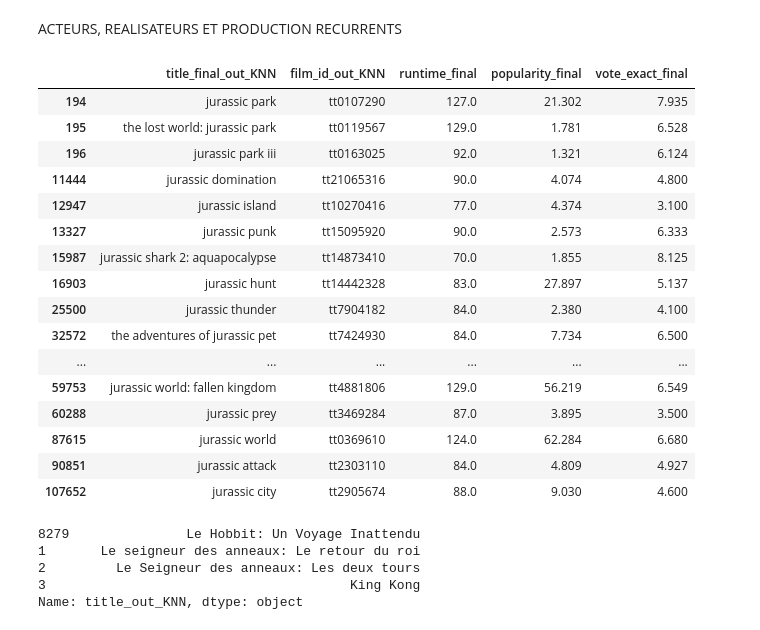
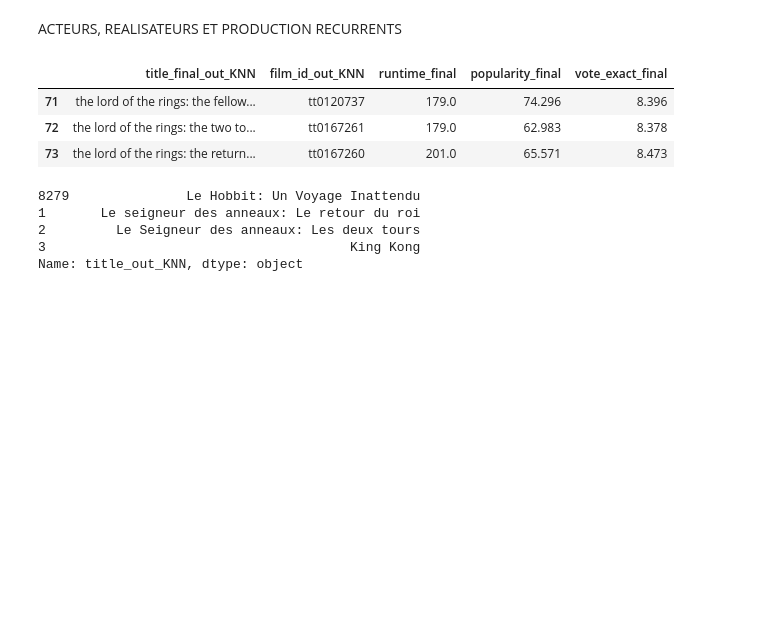
Before and after one commit to KilianCadiou/The-Rock-mendation, a Jupyter notebook: KNN.ipynb, the cells around one changed output. Drawn from its saved outputs; the diff is of its cells as text; code cells hidden in the pictures; blank space fills up the shorter version.

```diff
--- a/KNN.ipynb
+++ b/KNN.ipynb
@@ -135,7 +135,7 @@ def pokemons_similaires(X, film_id, model, SN, poids, X_encoded, df):
 # %% [markdown]
 IMPORTS
 # %%
-df = pd.read_csv('BD/P2_G5_films_new_essai.csv.gz', compression = 'gzip')
+df = pd.read_csv('BD/P2_G5_films.csv.gz', compression = 'gzip')
 # %% [markdown]
 ACTEURS, REALISATEURS ET PRODUCTION RECURRENTS
 # %%
@@ -212,32 +212,19 @@ for element in poids_list.columns:
 # %%
 # RECHERCHE DU TITRE
 
 df_recherche = df.copy()
-df_recherche['title_final_out_KNN'] = df_recherche['title_final_out_KNN'].apply(lambda x : x.lower())
-recherche = 'jurassic'
+df_recherche['title_out_KNN'] = df_recherche['title_out_KNN'].apply(lambda x : x.lower())
+recherche = 'lord rings'
 recherche2 = recherche.lower().split(" ")
 
 for element in recherche2:
-    df_recherche2 = df_recherche[df_recherche['title_final_out_KNN'].str.contains(element)]
+    df_recherche2 = df_recherche[df_recherche['title_out_KNN'].str.contains(element)]
     df_recherche = df_recherche2
 
-display(df_recherche[['title_final_out_KNN','film_id_out_KNN', 'runtime_final', 'popularity_final', 'vote_exact_final']])
+display(df_recherche[['title_out_KNN','film_id_out_KNN', 'runtime_final', 'popularity_final', 'vote_exact_final']])
 # %% [output]
 |  | title_final_out_KNN | film_id_out_KNN | runtime_final | popularity_final | vote_exact_final |
-| 194 | jurassic park | tt0107290 | 127.0 | 21.302 | 7.935 |
-| 195 | the lost world: jurassic park | tt0119567 | 129.0 | 1.781 | 6.528 |
-| 196 | jurassic park iii | tt0163025 | 92.0 | 1.321 | 6.124 |
-| 11444 | jurassic domination | tt21065316 | 90.0 | 4.074 | 4.800 |
-| 12947 | jurassic island | tt10270416 | 77.0 | 4.374 | 3.100 |
-| 13327 | jurassic punk | tt15095920 | 90.0 | 2.573 | 6.333 |
-| 15987 | jurassic shark 2: aquapocalypse | tt14873410 | 70.0 | 1.855 | 8.125 |
-| 16903 | jurassic hunt | tt14442328 | 83.0 | 27.897 | 5.137 |
-| 25500 | jurassic thunder | tt7904182 | 84.0 | 2.380 | 4.100 |
-| 32572 | the adventures of jurassic pet | tt7424930 | 84.0 | 7.734 | 6.500 |
-| ... | ... | ... | ... | ... | ... |
-| 59753 | jurassic world: fallen kingdom | tt4881806 | 129.0 | 56.219 | 6.549 |
-| 60288 | jurassic prey | tt3469284 | 87.0 | 3.895 | 3.500 |
-| 87615 | jurassic world | tt0369610 | 124.0 | 62.284 | 6.680 |
-| 90851 | jurassic attack | tt2303110 | 84.0 | 4.809 | 4.927 |
-| 107652 | jurassic city | tt2905674 | 88.0 | 9.030 | 4.600 |
+| 71 | the lord of the rings: the fellow... | tt0120737 | 179.0 | 74.296 | 8.396 |
+| 72 | the lord of the rings: the two to... | tt0167261 | 179.0 | 62.983 | 8.378 |
+| 73 | the lord of the rings: the return... | tt0167260 | 201.0 | 65.571 | 8.473 |
 # %%
```
Also changed, not shown: parts of 2 cells of this notebook, 1 other file.
